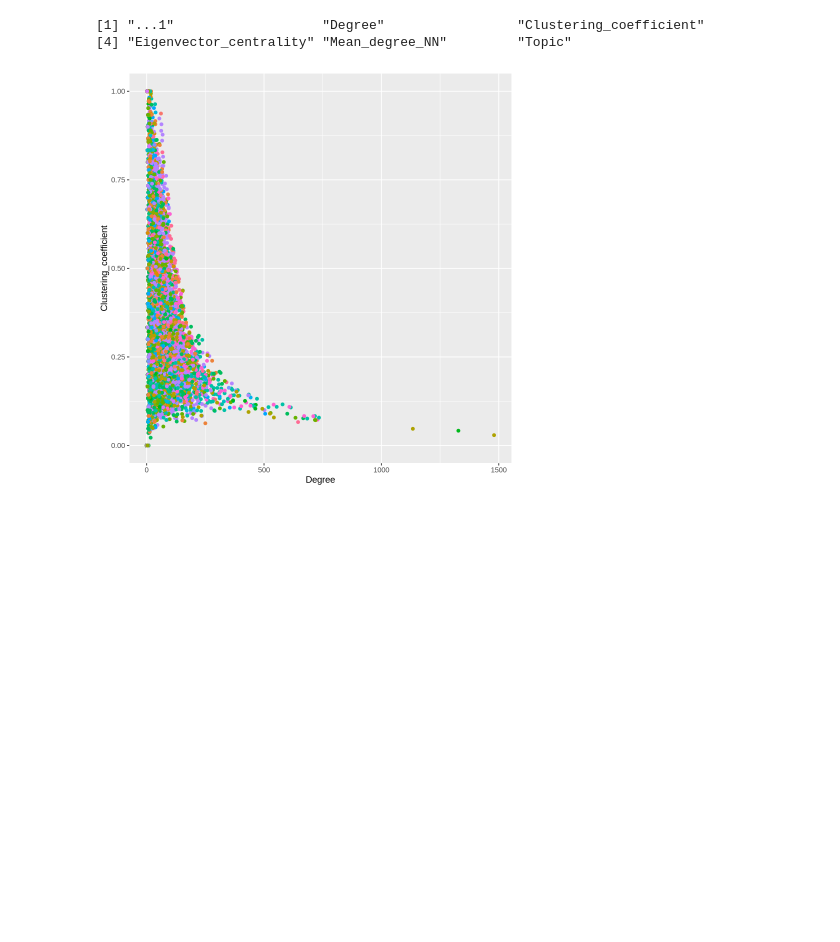
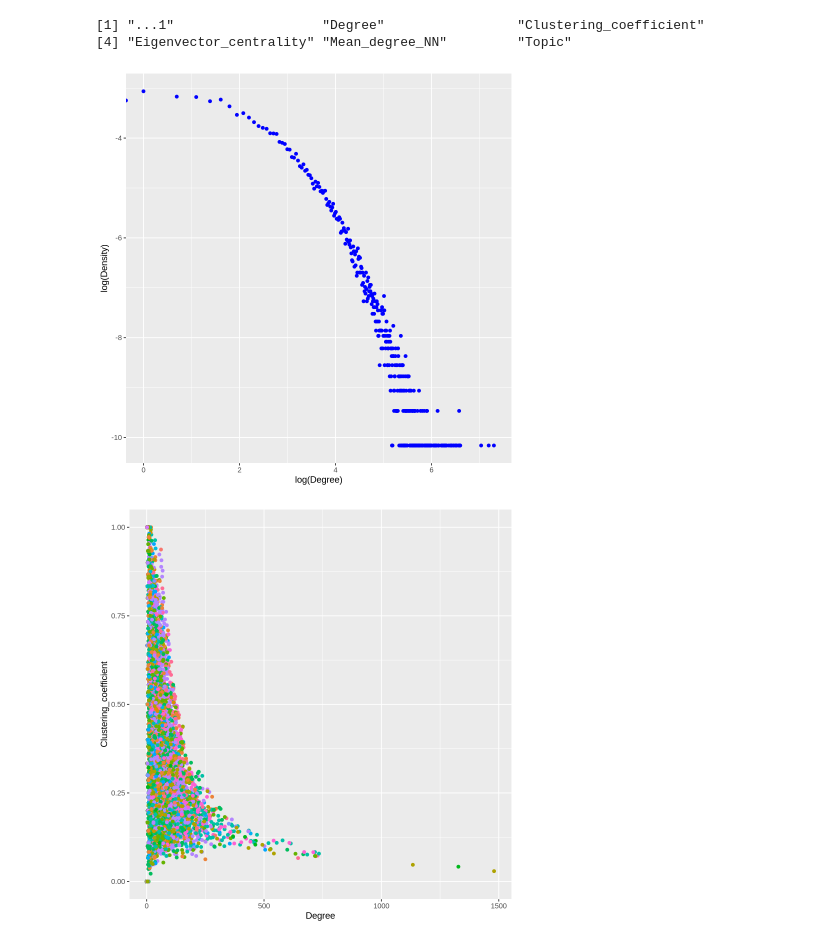
Before and after one commit to riccardo03-maker/Abstract_network, a Jupyter notebook: plots.ipynb, the cells around one changed output. Drawn from its saved outputs; the diff is of its cells as text; code cells hidden in the pictures; blank space fills up the shorter version.

```diff
--- a/plots.ipynb
+++ b/plots.ipynb
@@ -117 +111,10 @@ colnames(centrality_measures)
+# %%
+#degree distribution
+degrees <- centrality_measures %>%
+    group_by(Degree) %>%
+    summarize(Density = n()/nrow(centrality_measures))
+ggplot(data = degrees, aes(x = log(Degree), y = log(Density))) +
+    geom_point(color = "blue")
+# %% [output]
+[figure, added]
 # %%
```
Also changed, not shown: parts of 10 cells of this notebook, 5 other files.
